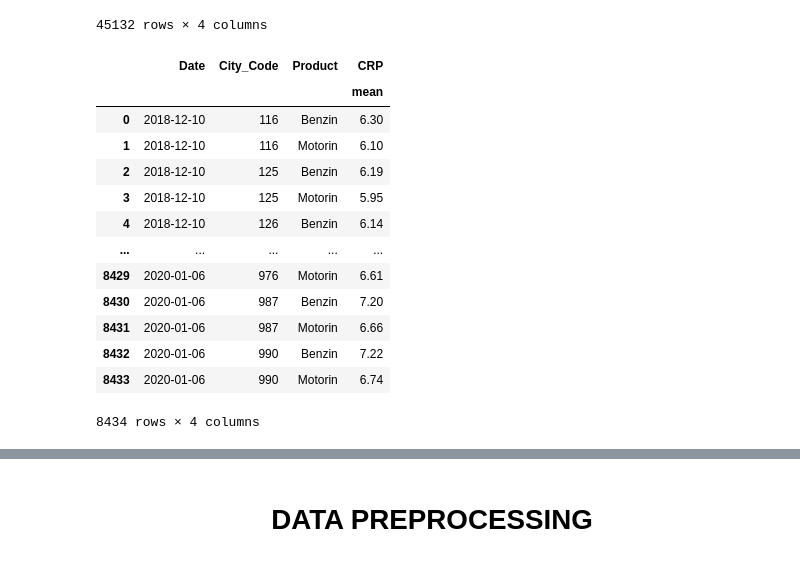
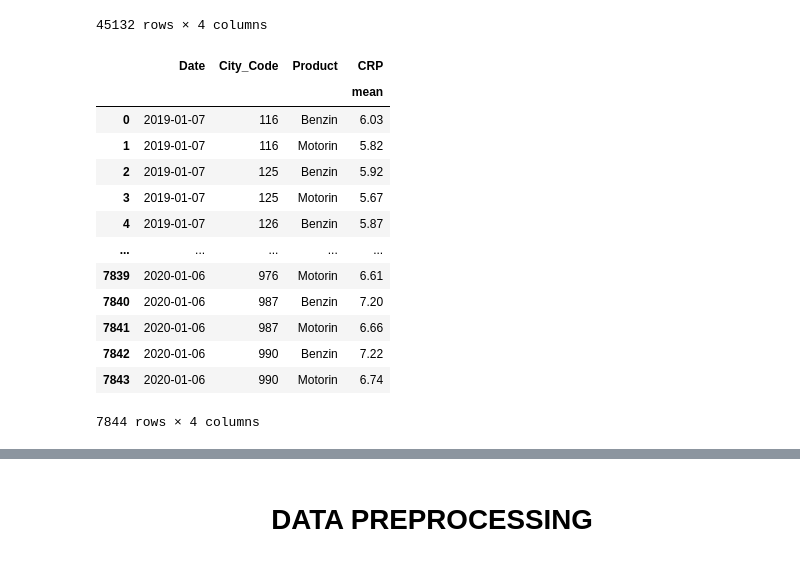
Before and after one commit to ata-turhan/Delta-ChatBot, a Jupyter notebook: Shell-GBDT.ipynb, the cells around one changed output, grey strips where cells are left out. Drawn from its saved outputs; the diff is of its cells as text; code cells hidden in the pictures.

```diff
--- a/Shell-GBDT.ipynb
+++ b/Shell-GBDT.ipynb
@@ -283,25 +283,24 @@ price_grpd
 | 45131 | 2020-01-05 | 990 | Motorin | 6.740 |
 45132 rows × 4 columns
 # %%
-price_grpd = price.set_index(price.Date)["2018-12-08":].groupby([pd.Grouper(key='Date', freq='W'), 'City_Code', "Product",]).agg({"CRP":["mean"]})
+price_grpd = price.set_index(price.Date)["2019-01-01":].groupby([pd.Grouper(key='Date', freq='W-MON'), 'City_Code', "Product",]).agg({"CRP":["mean"]})
 price_grpd.reset_index(inplace = True)
-price_grpd["Date"] = price_grpd["Date"] + pd.DateOffset(1)
 price_grpd
 # %% [output]
 |  | Date | City_Code | Product | CRP |
 |  |  |  |  | mean |
-| 0 | 2018-12-10 | 116 | Benzin | 6.30 |
-| 1 | 2018-12-10 | 116 | Motorin | 6.10 |
-| 2 | 2018-12-10 | 125 | Benzin | 6.19 |
-| 3 | 2018-12-10 | 125 | Motorin | 5.95 |
-| 4 | 2018-12-10 | 126 | Benzin | 6.14 |
+| 0 | 2019-01-07 | 116 | Benzin | 6.03 |
+| 1 | 2019-01-07 | 116 | Motorin | 5.82 |
+| 2 | 2019-01-07 | 125 | Benzin | 5.92 |
+| 3 | 2019-01-07 | 125 | Motorin | 5.67 |
+| 4 | 2019-01-07 | 126 | Benzin | 5.87 |
 | ... | ... | ... | ... | ... |
-| 8429 | 2020-01-06 | 976 | Motorin | 6.61 |
-| 8430 | 2020-01-06 | 987 | Benzin | 7.20 |
-| 8431 | 2020-01-06 | 987 | Motorin | 6.66 |
-| 8432 | 2020-01-06 | 990 | Benzin | 7.22 |
-| 8433 | 2020-01-06 | 990 | Motorin | 6.74 |
+| 7839 | 2020-01-06 | 976 | Motorin | 6.61 |
+| 7840 | 2020-01-06 | 987 | Benzin | 7.20 |
+| 7841 | 2020-01-06 | 987 | Motorin | 6.66 |
+| 7842 | 2020-01-06 | 990 | Benzin | 7.22 |
+| 7843 | 2020-01-06 | 990 | Motorin | 6.74 |
-8434 rows × 4 columns
+7844 rows × 4 columns
 # %%
 columns = []
 for col in price_grpd.columns[:-1]:
```
Also changed, not shown: parts of 16 cells of this notebook.
